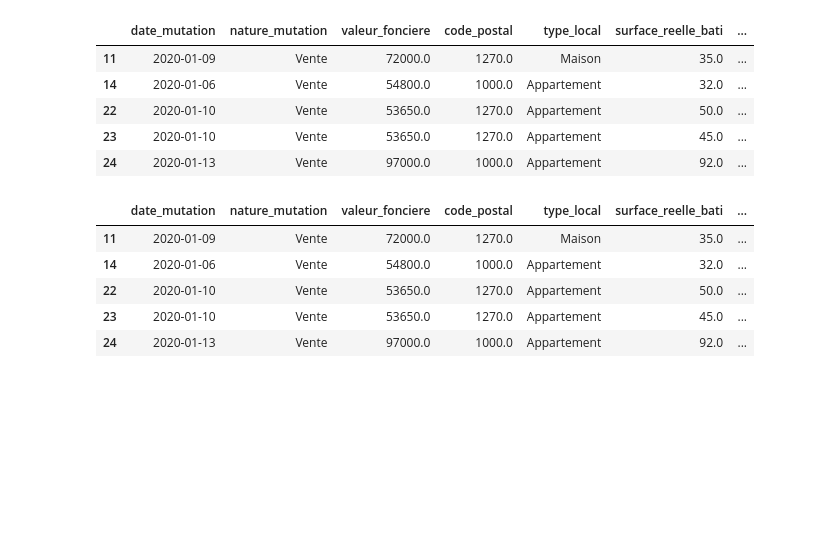
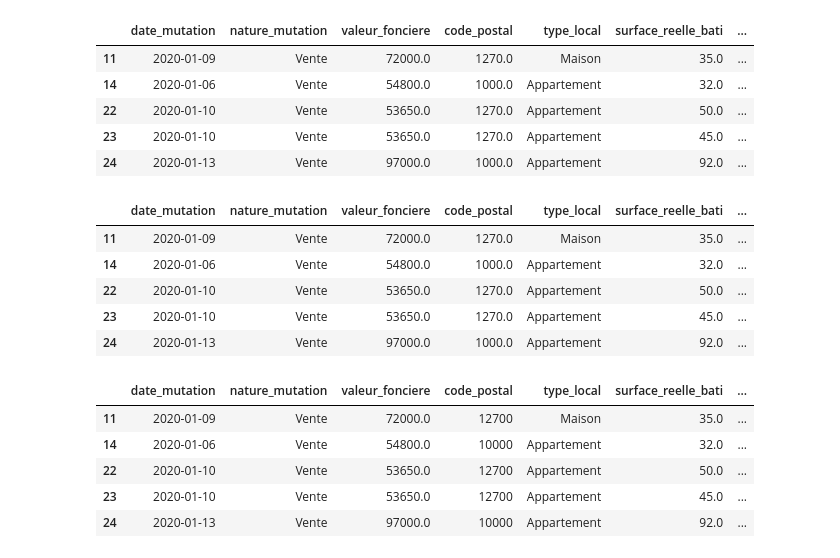
Before and after one commit to Pokemax28/Project-DATA-SCIENCE-INVESTMENT-, a Jupyter notebook: clean_data_extract.ipynb, the cells around one changed output. Saved outputs shown, nothing was run; the diff lists cells and outputs as text; code cells hidden in the pictures; blank space fills up the shorter version.

```diff
--- a/clean_data_extract.ipynb
+++ b/clean_data_extract.ipynb
@@ -309,6 +322,13 @@ df_Famille.head(5)
 | 23 | 2020-01-10 | Vente | 53650.0 | 1270.0 | Appartement | 45.0 | ... |
 | 24 | 2020-01-13 | Vente | 97000.0 | 1000.0 | Appartement | 92.0 | ... |
 # %%
-df_Etudiants['code_postal'] = df_Etudiants['code_postal'].astype(int)
-df_Etudiants['code_postal'] = df_Etudiants['code_postal'] * 10
-df_Etudiants.head(5)
+df_Famille['code_postal'] = df_Famille['code_postal'].astype(int)
+df_Famille['code_postal'] = df_Famille['code_postal'] * 10
+df_Famille.head(5)
+# %% [output]
+|  | date_mutation | nature_mutation | valeur_fonciere | code_postal | type_local | surface_reelle_bati | ... |
+| 11 | 2020-01-09 | Vente | 72000.0 | 12700 | Maison | 35.0 | ... |
+| 14 | 2020-01-06 | Vente | 54800.0 | 10000 | Appartement | 32.0 | ... |
+| 22 | 2020-01-10 | Vente | 53650.0 | 12700 | Appartement | 50.0 | ... |
+| 23 | 2020-01-10 | Vente | 53650.0 | 12700 | Appartement | 45.0 | ... |
+| 24 | 2020-01-13 | Vente | 97000.0 | 10000 | Appartement | 92.0 | ... |
```
Also changed, not shown: parts of 7 cells of this notebook.
